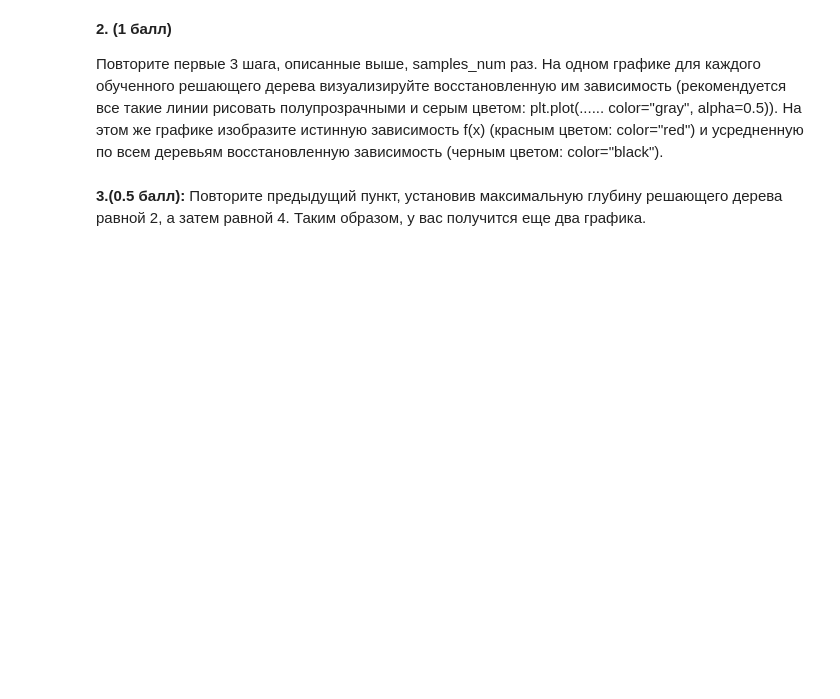
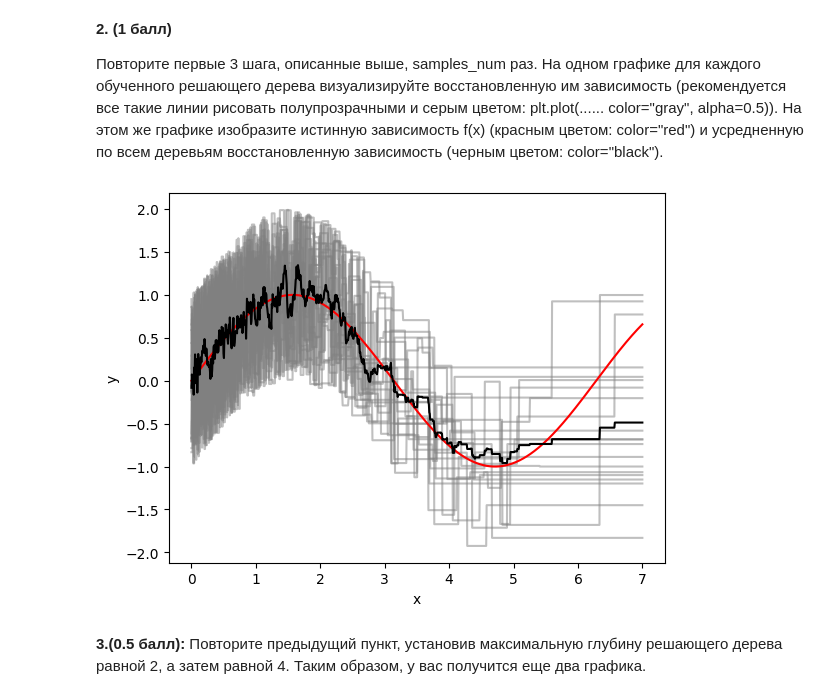
Before and after one commit to Temon116/ML1, a Jupyter notebook: task7/task7_dstree_practice.ipynb, the cells around one changed output. Drawn from its saved outputs; the diff is of its cells as text; code cells hidden in the pictures; blank space fills up the shorter version.

```diff
--- a/task7/task7_dstree_practice.ipynb
+++ b/task7/task7_dstree_practice.ipynb
@@ -27,12 +72,43 @@ __1. (2 балла)__
 __2. (1 балл)__
 
 Повторите первые 3 шага, описанные выше, samples_num раз. На одном графике для каждого обученного решающего дерева визуализируйте восстановленную им зависимость (рекомендуется все такие линии рисовать полупрозрачными и серым цветом: plt.plot(...... color="gray", alpha=0.5)).  На этом же графике изобразите истинную зависимость f(x) (красным цветом: color="red") и усредненную по всем деревьям восстановленную зависимость (черным цветом: color="black").
-# %%
-def depth(a):
-    #code here
-    pass
-
-depth(None)
+# %%
+def depth(maximum_depth = None):
+    trees = []
+    for _ in range(samples_num):
+        x = np.random.exponential(size=sample_size)
+
+        noise = np.random.uniform(low=-1, high=1, size=sample_size)
+        y = f(x) + noise
+
+        x = np.reshape(x, (-1, 1))
+        y = np.reshape(y, (-1, 1))
+        tree = DecisionTreeRegressor(max_depth=maximum_depth)
+        tree.fit(x, y)
+
+        desicion_tree_results = []
+
+        for x in linspace:
+            desicion_tree_results.append(tree.predict([[x]])[0])
+
+        plt.plot(linspace, desicion_tree_results, color="gray", alpha = 0.5)
+        plt.xlabel("x")
+        plt.ylabel("y")
+        trees.append(tree)
+
+    true_results = []
+    average_results = []
+    for x in linspace:
+        true_results.append(f(x))
+        average_results.append(0)
+        for tree in trees:
+            average_results[-1] += tree.predict([[x]])[0]
+        average_results[-1] =  0 if samples_num == 0 else average_results[-1] / samples_num
+    plt.plot(linspace, true_results, color="red")
+    plt.plot(linspace, average_results, color="black")
+depth(None)
+# %% [output]
+[figure, added]
 # %% [markdown]
 __3.(0.5 балл):__
 Повторите предыдущий пункт, установив максимальную глубину решающего дерева равной 2, а затем равной 4. Таким образом, у вас получится еще два графика.
```
Also changed, not shown: parts of 25 cells of this notebook.
